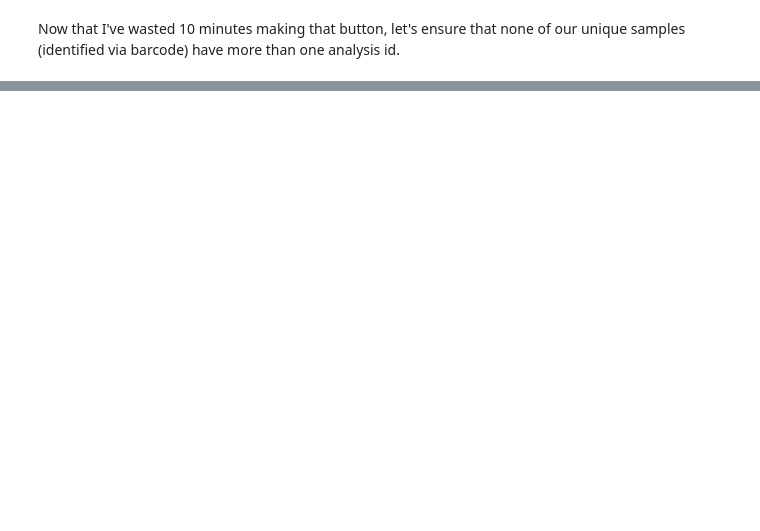
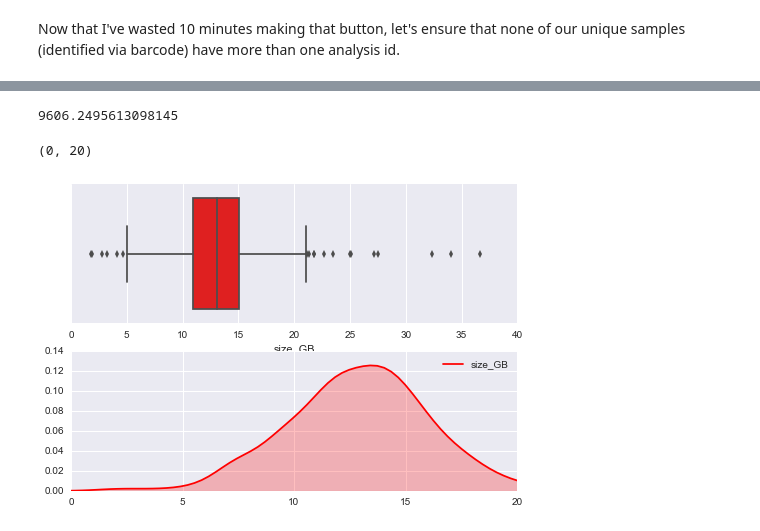
Before and after one commit to jvivian/ipython_notebooks, a Jupyter notebook: tcga_rnaseq_analysis/TCGA rna-seq analysis.ipynb, the cells around one changed output, grey strips where cells are left out. Drawn from its saved outputs; the diff is of its cells as text; code cells hidden in the pictures; blank space fills up the shorter version.

Commit message:
Added TARGET dataset

```diff
--- a/tcga_rnaseq_analysis/TCGA rna-seq analysis.ipynb
+++ b/tcga_rnaseq_analysis/TCGA rna-seq analysis.ipynb
@@ -86,0 +61,6 @@ assert set(df['barcode']) - barcodes == set()
+# %%
+df = pd.read_table('TARGET.tsv', sep='\t')
+# %%
+df = df[['barcode', 'analysis_id', 'disease_name', 'center', 'files_size']]
+df['files_size'] = df['files_size'] / 1024.0 / 1024 / 1024
+df.rename(columns = {'files_size':'size_GB'}, inplace=True)
@@ -86,0 +80,12 @@ assert set(df['barcode']) - barcodes == set()
+# %%
+sum(df.size_GB)
+# %% [output]
+9606.2495613098145
+# %%
+f, (ax1, ax2) = plt.subplots(2)
+sns.boxplot(df['size_GB'], ax=ax1, color='r')
+sns.kdeplot(df['size_GB'], ax=ax2, shade=True, color='r')
+plt.xlim([0,20])
+# %% [output]
+(0, 20)
+[figure, added]
```
Also changed, not shown: parts of 5 cells of this notebook, 2 other files.
